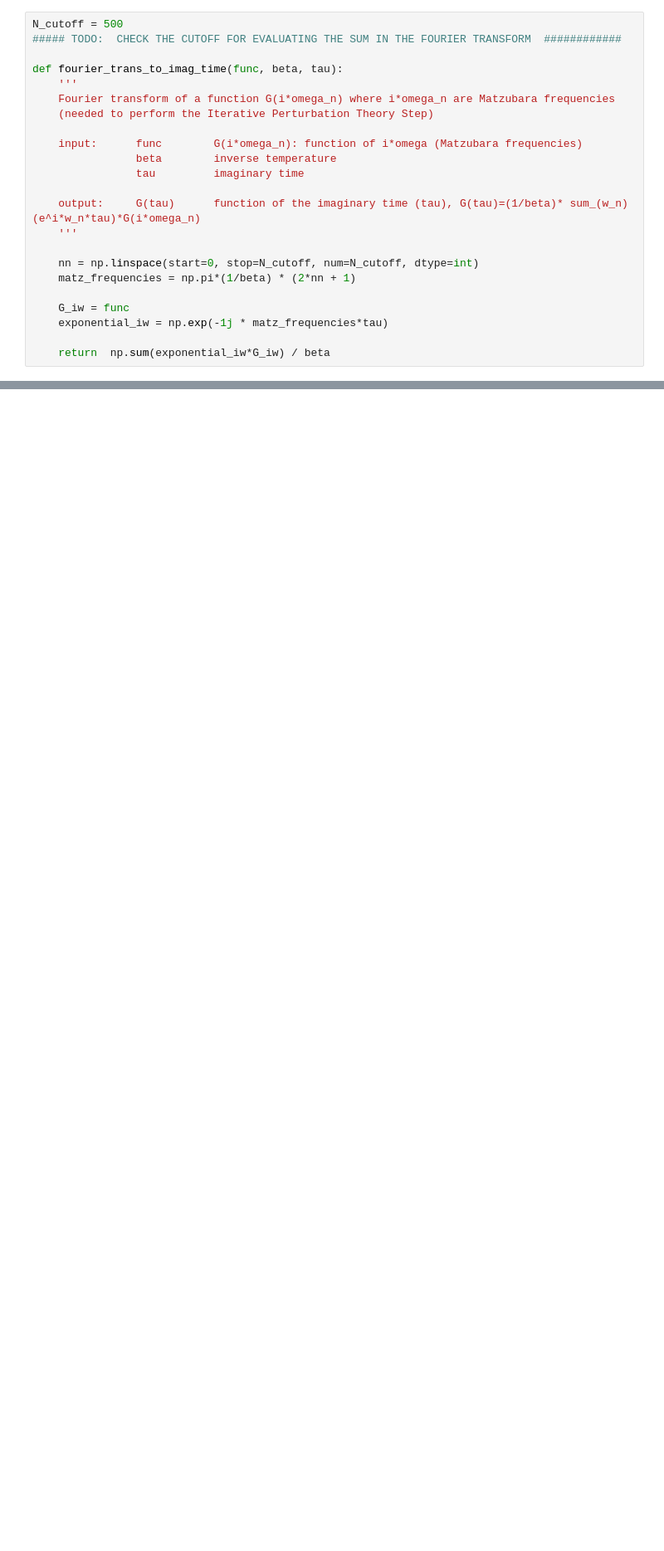
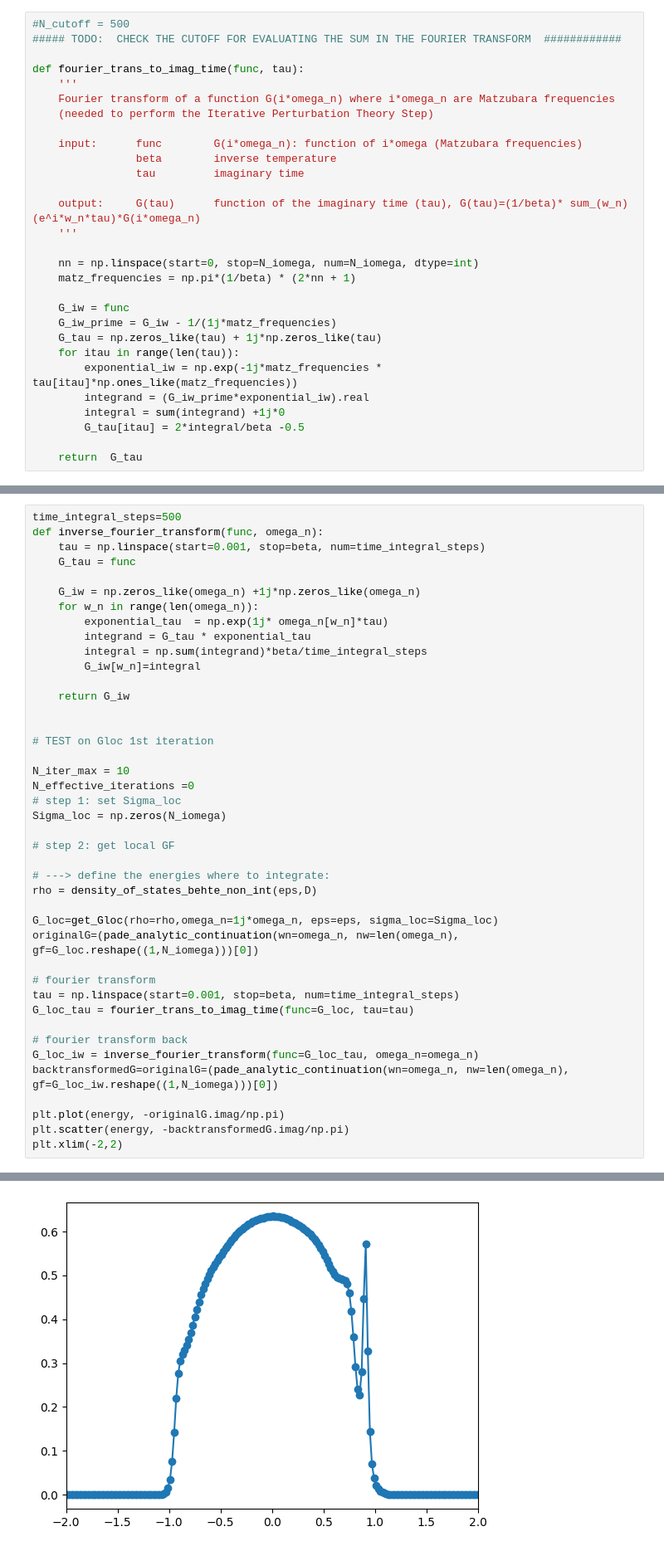
Before and after one commit to fzanichelli001/dmft_from_scratch, a Jupyter notebook: 011223.ipynb, the cells around one changed output, grey strips where cells are left out. Shown at 83% size. Saved outputs shown, nothing was run; the diff lists cells and outputs as text; blank space fills up the shorter version.

Commit message:
2nd session with DMFT loop and try to check fourier

```diff
--- a/011223.ipynb
+++ b/011223.ipynb
@@ -43,9 +61,9 @@ def get_Gloc(rho,omega_n,eps):
     return Gloc
 # %%
-N_cutoff = 500
+#N_cutoff = 500
 ##### TODO:  CHECK THE CUTOFF FOR EVALUATING THE SUM IN THE FOURIER TRANSFORM  ############
 
-def fourier_trans_to_imag_time(func, beta, tau):
+def fourier_trans_to_imag_time(func, tau):
     '''
     Fourier transform of a function G(i*omega_n) where i*omega_n are Matzubara frequencies
     (needed to perform the Iterative Perturbation Theory Step)
@@ -57,10 +75,16 @@ def fourier_trans_to_imag_time(func, beta, tau):
     output:     G(tau)      function of the imaginary time (tau), G(tau)=(1/beta)* sum_(w_n)  (e^i*w_n*tau)*G(i*omega_n)
     '''
 
-    nn = np.linspace(start=0, stop=N_cutoff, num=N_cutoff, dtype=int)
+    nn = np.linspace(start=0, stop=N_iomega, num=N_iomega, dtype=int)
     matz_frequencies = np.pi*(1/beta) * (2*nn + 1)
 
     G_iw = func
-    exponential_iw = np.exp(-1j * matz_frequencies*tau)
+    G_iw_prime = G_iw - 1/(1j*matz_frequencies)
+    G_tau = np.zeros_like(tau) + 1j*np.zeros_like(tau)
+    for itau in range(len(tau)):
+        exponential_iw = np.exp(-1j*matz_frequencies * tau[itau]*np.ones_like(matz_frequencies))
+        integrand = (G_iw_prime*exponential_iw).real
+        integral = sum(integrand) +1j*0
+        G_tau[itau] = 2*integral/beta -0.5
 
-    return  np.sum(exponential_iw*G_iw) / beta
+    return  G_tau
@@ -66,0 +93,43 @@ def fourier_trans_to_imag_time(func, beta, tau):
+# %%
+time_integral_steps=500
+def inverse_fourier_transform(func, omega_n):
+    tau = np.linspace(start=0.001, stop=beta, num=time_integral_steps)
+    G_tau = func
+
+    G_iw = np.zeros_like(omega_n) +1j*np.zeros_like(omega_n)
+    for w_n in range(len(omega_n)):
+        exponential_tau  = np.exp(1j* omega_n[w_n]*tau)
+        integrand = G_tau * exponential_tau
+        integral = np.sum(integrand)*beta/time_integral_steps
+        G_iw[w_n]=integral
+
+    return G_iw
+
+
+# TEST on Gloc 1st iteration
+
+N_iter_max = 10
+N_effective_iterations =0
+# step 1: set Sigma_loc
+Sigma_loc = np.zeros(N_iomega)
+
+# step 2: get local GF
+
+# ---> define the energies where to integrate:
+rho = density_of_states_behte_non_int(eps,D)
+
+G_loc=get_Gloc(rho=rho,omega_n=1j*omega_n, eps=eps, sigma_loc=Sigma_loc)
+originalG=(pade_analytic_continuation(wn=omega_n, nw=len(omega_n), gf=G_loc.reshape((1,N_iomega)))[0])
+
+# fourier transform
+tau = np.linspace(start=0.001, stop=beta, num=time_integral_steps)
+G_loc_tau = fourier_trans_to_imag_time(func=G_loc, tau=tau)
+
+# fourier transform back
+G_loc_iw = inverse_fourier_transform(func=G_loc_tau, omega_n=omega_n)
+backtransformedG=originalG=(pade_analytic_continuation(wn=omega_n, nw=len(omega_n), gf=G_loc_iw.reshape((1,N_iomega)))[0])
+
+plt.plot(energy, -originalG.imag/np.pi)
+plt.scatter(energy, -backtransformedG.imag/np.pi)
+plt.xlim(-2,2)
+# %% [output]
@@ -67,3 +137,4 @@ def fourier_trans_to_imag_time(func, beta, tau):
+[figure, added]
 # %%
 ########### TODO: find limits of integration for the integral in time!!!
 time_integral_steps=500
```
Also changed, not shown: parts of 13 cells of this notebook, 1 other file.
